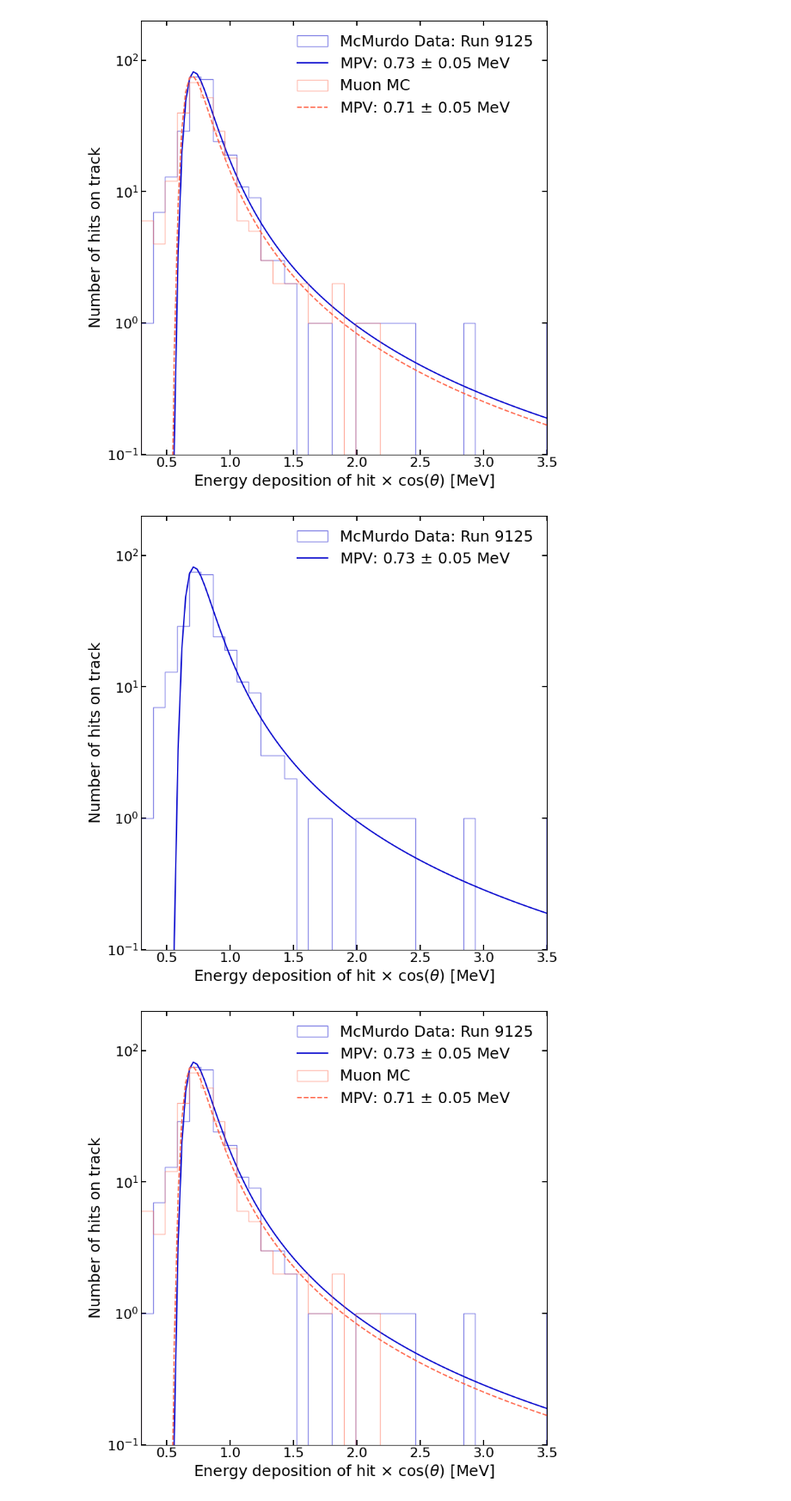
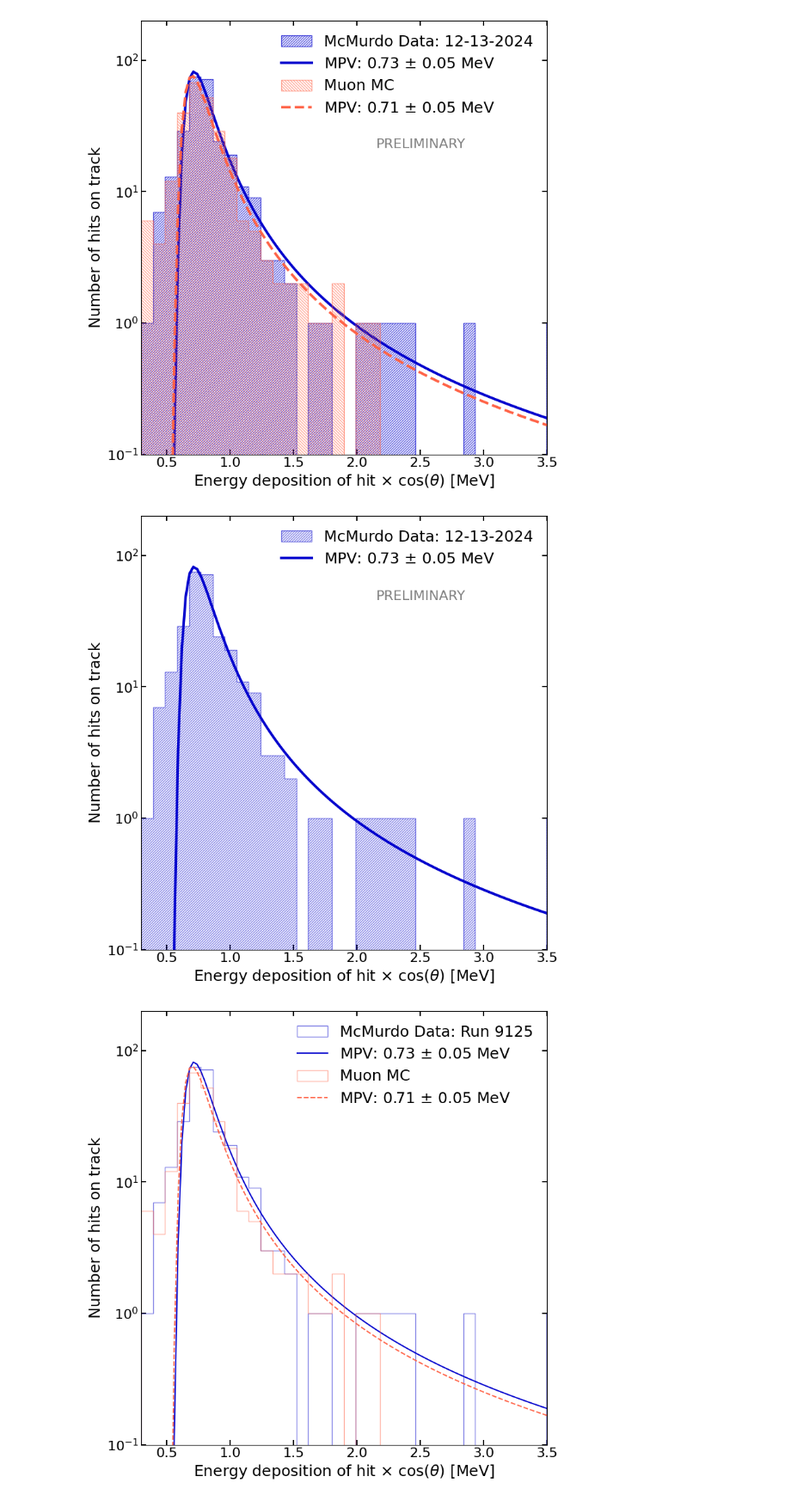
Before and after one commit to kelseyay/GAPS_Scripts, a Jupyter notebook: ActiveScripts/UprootMPVPlots.ipynb, the cells around one changed output. Shown at 86% size. Cells and saved outputs as stored; diff of their text form; code cells hidden in the pictures.

```diff
--- a/ActiveScripts/UprootMPVPlots.ipynb
+++ b/ActiveScripts/UprootMPVPlots.ipynb
@@ -33,10 +33,10 @@ ysim_values = lsim[:-2]
 # Create the plot
 plt.figure(figsize=(8, 8))
 
-plt.hist(edges[:-1], bins=edges, histtype='step', weights=values1, alpha=0.5, label=hist_mcm.name,color='mediumblue')
-plt.plot(x_values, y_values, color="mediumblue") #Plot the fit
-plt.hist(simedges[:-1], bins=simedges, histtype='step', weights=values2, alpha=0.5, label=hist_sim.name,color='tomato')
-plt.plot(xsim_values, ysim_values, color="tomato",linestyle='--') #Plot the fit
+plt.hist(edges[:-1], bins=edges, histtype='step', hatch='////////', weights=values1, alpha=0.65, label=hist_mcm.name,color='mediumblue')
+plt.plot(x_values, y_values, color="mediumblue", linewidth = 3) #Plot the fit
+plt.hist(simedges[:-1], bins=simedges, histtype='step', hatch = '\\\\\\\\\\\\\\', weights=values2, alpha=0.55, label=hist_sim.name,color='tomato')
+plt.plot(xsim_values, ysim_values, color="tomato",linestyle='--',linewidth = 3) #Plot the fit
 
 plt.xlabel("Energy Deposition of Hit $\\times$ Cos($\\theta$) [MeV]", fontsize = 18)
 plt.ylabel("Number of Hits on Track", fontsize = 18)
@@ -60,39 +60,47 @@ plt.minorticks_off()
 ax = plt.gca()
 ax.tick_params(axis='both', which='major', direction='in', labelsize=16, width=1.5, length=6, top=True, right=True, labeltop=False, labelright=False)
 
-plt.legend(['McMurdo Data: Run 9125', 'MPV: ' + mcmmpvvals, 'Muon MC', 'MPV: ' + simmpvvals], fontsize = 18,frameon=False)
+plt.legend(['McMurdo Data: 12-13-2024', 'MPV: ' + mcmmpvvals, 'Muon MC', 'MPV: ' + simmpvvals], fontsize = 18,frameon=False)
+
+
+# adding 'PRELIMINARY' watermark right below the legend (currently in top left corner)
+ax.text(0.8, 0.7, 'PRELIMINARY', verticalalignment='bottom', horizontalalignment='right', transform=ax.transAxes, color='gray', fontsize=16)
 
 plt.xlim(0.3, 3.5)
 plt.ylim(0.1, 200)
 plt.tight_layout()
 plt.savefig('MCM_and_Sim_MPV.png')
 plt.show()
 
 
 plt.figure(figsize=(8, 8))
 
-plt.hist(edges[:-1], bins=edges,histtype='step', weights=values1, alpha=0.5, label=hist_mcm.name,color='mediumblue')
-plt.plot(x_values, y_values, color="mediumblue") #Plot the fit
+plt.hist(edges[:-1], bins=edges,histtype='step', hatch='////////', weights=values1, alpha=0.5, label=hist_mcm.name,color='mediumblue')
+plt.plot(x_values, y_values, color="mediumblue",linewidth = 3) #Plot the fit
 
 plt.xlabel("Energy deposition of hit $\\times$ cos($\\theta$) [MeV]", fontsize = 18)
 plt.ylabel("Number of hits on track", fontsize = 18)
 plt.title('')
 plt.xlim(0.3, 3.5)
 plt.ylim(0.1, 200)
 plt.yscale('log')
 plt.minorticks_off()
 
 #Axis formatting
 ax = plt.gca()
 ax.tick_params(axis='both', which='major', direction='in', labelsize=16, width=1.5, length=6, top=True, right=True, labeltop=False, labelright=False)
 
-plt.legend(['McMurdo Data: Run 9125', 'MPV: ' + mcmmpvvals], fontsize = 18,frameon=False)
+
+# adding 'PRELIMINARY' watermark right below the legend (currently in top left corner)
+ax.text(0.8, 0.8, 'PRELIMINARY', verticalalignment='bottom', horizontalalignment='right', transform=ax.transAxes, color='gray', fontsize=16)
+
+plt.legend(['McMurdo Data: 12-13-2024', 'MPV: ' + mcmmpvvals], fontsize = 18,frameon=False)
 plt.tight_layout()
 plt.savefig('MCM_MPV.png')
 plt.show()
 # %% [output]
-[figure, old version]
+[figure, new version]
-[figure, old version]
+[figure, new version]
 # %%
 #This code aims to import, into python, the landau-fitted histogram produced by LRMSFullEdep.C / TheChoseOne.C and similar codes
 import uproot
```
Also changed, not shown: 2 other files.
